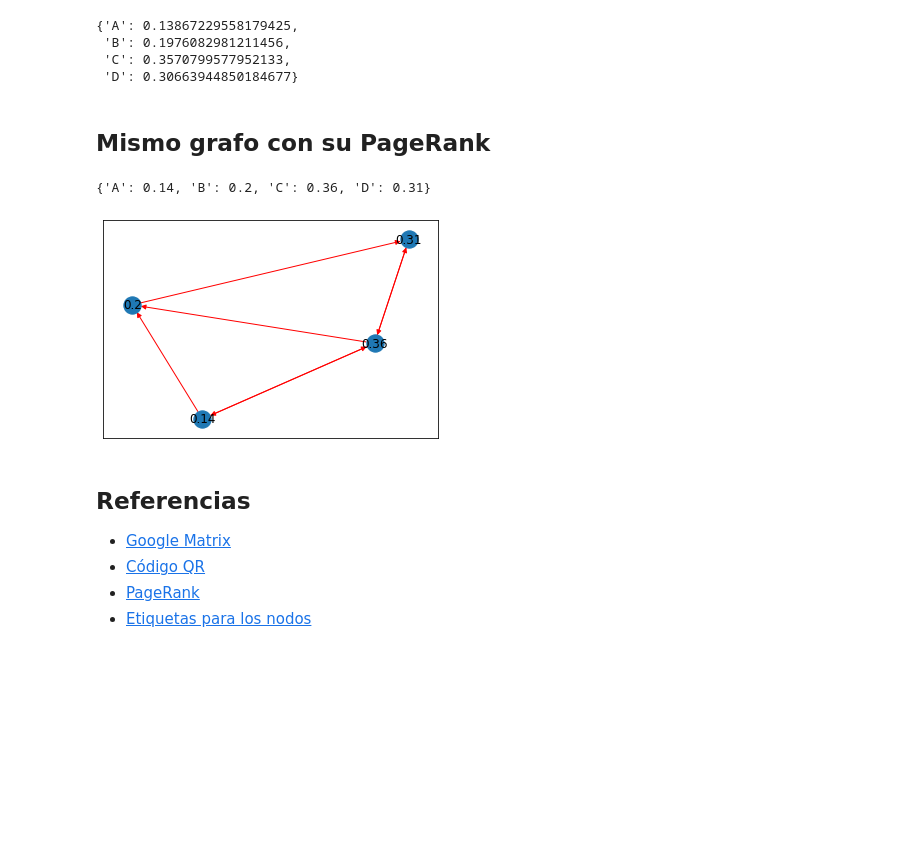
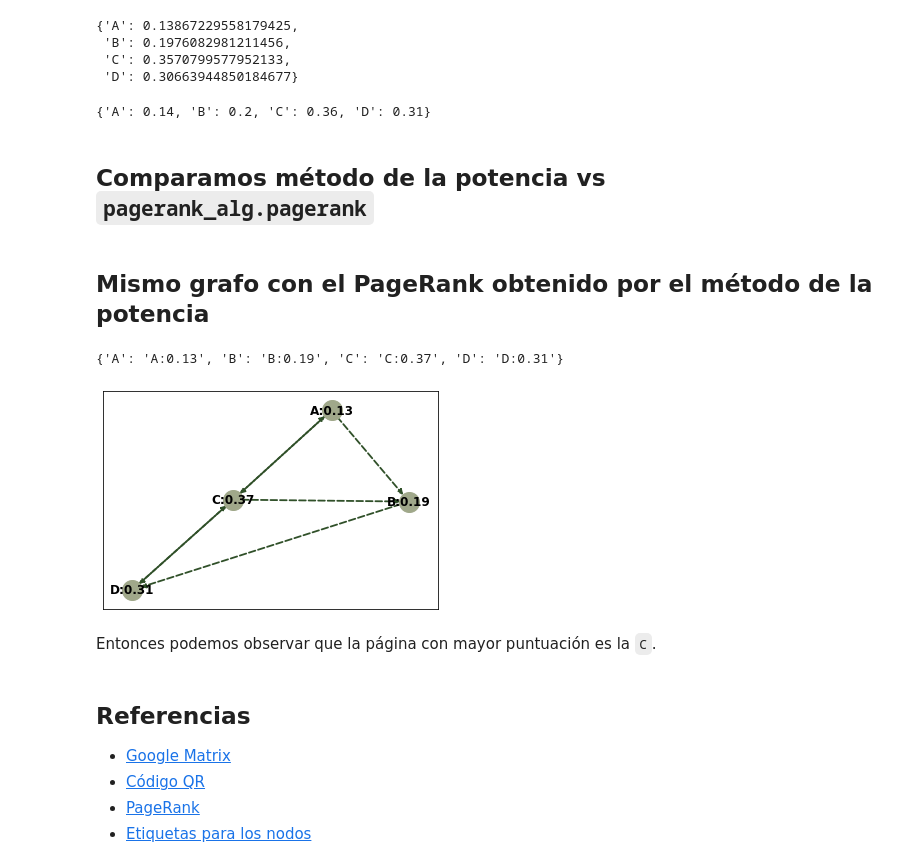
Before and after one commit to lecepe00/PageRank-eigenvectores-eigenvalores, a Jupyter notebook: Implementacion/PageRank_implementacion.ipynb, the cells around one changed output. Saved outputs shown, nothing was run; the diff lists cells and outputs as text; code cells hidden in the pictures; blank space fills up the shorter version.

```diff
--- a/Implementacion/PageRank_implementacion.ipynb
+++ b/Implementacion/PageRank_implementacion.ipynb
@@ -345,4 +412,4 @@ df = pd.DataFrame(v_n, columns=['pagerank'])
 # %%
 df['nodo'] = nodos
 # %%
-df.set_index('nodo')
+df = df.set_index('nodo')
@@ -355,0 +416,2 @@ df.set_index('nodo')
+# %%
+power_method = df.pagerank.to_dict()
@@ -355,0 +425,6 @@ df.set_index('nodo')
+# %%
+power_method_round = {}
+for node in power_method:
+    if node in power_method:
+        #set the node name as the key and the label as its value
+        power_method_round[node] = round(power_method[node],2)
@@ -370,3 +449,15 @@ pr
  'B': 0.1976082981211456,
  'C': 0.3570799577952133,
  'D': 0.30663944850184677}
+# %%
+pagerank_round = {}
+for node in pr:
+    if node in pr:
+        #set the node name as the key and the label as its value
+        pagerank_round[node] = round(pr[node],2)
+# %%
+pagerank_round
+# %% [output]
+{'A': 0.14, 'B': 0.2, 'C': 0.36, 'D': 0.31}
+# %% [markdown]
+## Comparamos método de la potencia vs `pagerank_alg.pagerank`
@@ -373,42 +466,39 @@ pr
 # %% [markdown]
-## Mismo grafo con su PageRank
+## Mismo grafo con el  PageRank obtenido por el método de la potencia
 # %%
 import networkx as nx
 import matplotlib.pyplot as plt
 
 G = nx.DiGraph()
 
-for nodo in pr:
+for nodo in power_method:
     G.add_node(nodo)
 
-
-G.add_edge("A","C")
-G.add_edge("C","A")
-G.add_edge("A","B")
-G.add_edge("C","B")
-G.add_edge("B","D")
-G.add_edge("C","D")
-G.add_edge("D","C")
+for page, outlinks in zip(pages_links['pagina'],pages_links['outlinks']):
+    for outlink in outlinks:
+        G.add_edge(page, outlink)
 
 pos = nx.spring_layout(G)
 
 labels = {}
 for node in G.nodes():
-    if node in pr:
+    if node in power_method:
         #set the node name as the key and the label as its value
-        labels[node] = round(pr[node],2)
+        labels[node] = "{}:{}".format(node,round(power_method[node],2))
 
-# Es lo mismo que pr pero redondeado
+# Es lo mismo que power_method pero redondeado
 print(labels)
 
-nx.draw_networkx_nodes(G, pos)
-nx.draw_networkx_labels(G, pos, labels=labels)
-nx.draw_networkx_edges(G, pos, edge_color='r', arrows = True)
+nx.draw_networkx_nodes(G, pos, node_color='#a0a88a', node_size=400)
+nx.draw_networkx_labels(G, pos, labels=labels, font_weight="bold")
+nx.draw_networkx_edges(G, pos, edge_color='#305029', width=1.8, arrows = True, style='dashed')
 
 plt.show()
 # %% [output]
-{'A': 0.14, 'B': 0.2, 'C': 0.36, 'D': 0.31}
+{'A': 'A:0.13', 'B': 'B:0.19', 'C': 'C:0.37', 'D': 'D:0.31'}
-[figure, old version]
+[figure, new version]
+# %% [markdown]
+Entonces podemos observar que la página con mayor puntuación es la `C`.
 # %% [markdown]
 ## Referencias
 
```
Also changed, not shown: parts of 60 cells of this notebook, 1 other file.
